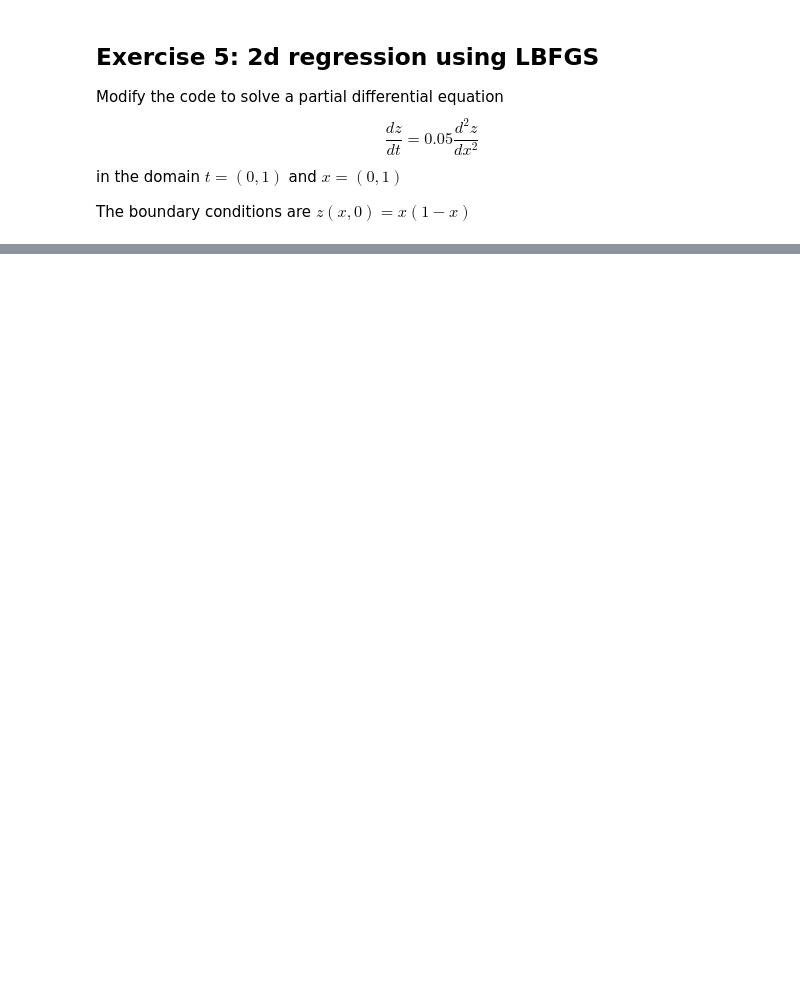
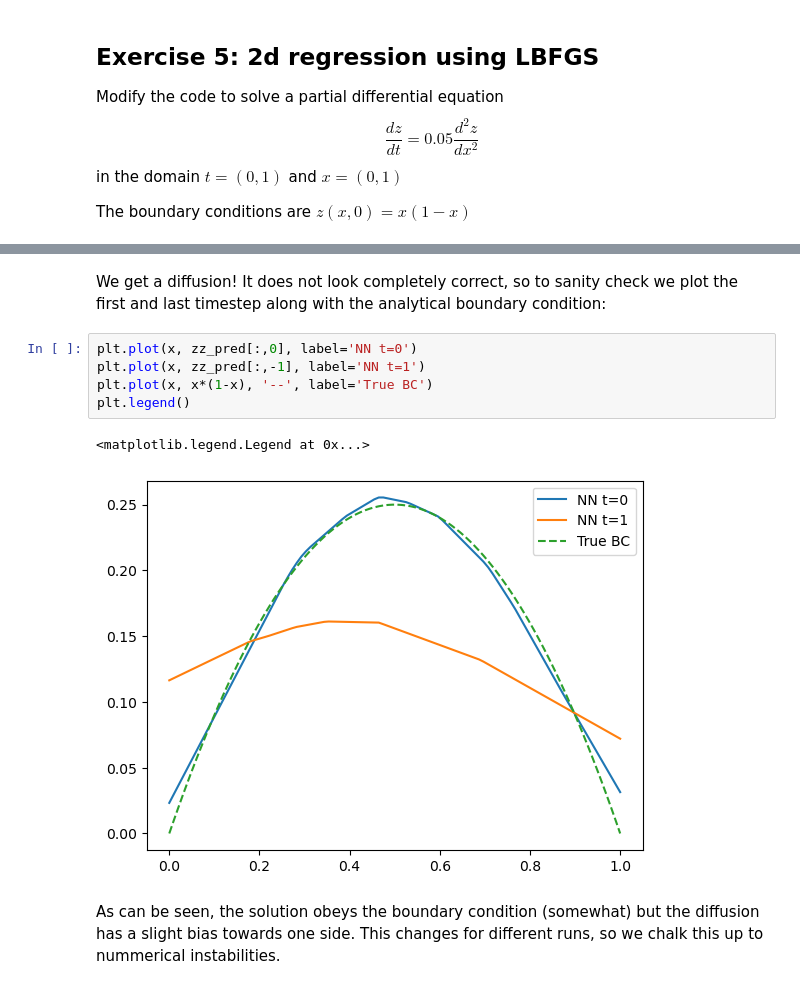
Before and after one commit to JakobSchauser/MscPhysics, a Jupyter notebook: ComputationalAstrophysics/6 Neural Networks/2dregression.ipynb, the cells around one changed output, grey strips where cells are left out. Drawn from its saved outputs; the diff is of its cells as text; blank space fills up the shorter version.

```diff
--- a/ComputationalAstrophysics/6 Neural Networks/2dregression.ipynb
+++ b/ComputationalAstrophysics/6 Neural Networks/2dregression.ipynb
@@ -140,0 +126,12 @@ plt.show()
+# %% [markdown]
+We get a diffusion! It does not look completely correct, so to sanity check we plot the first and last timestep along with the analytical boundary condition:
+# %%
+plt.plot(x, zz_pred[:,0], label='NN t=0')
+plt.plot(x, zz_pred[:,-1], label='NN t=1')
+plt.plot(x, x*(1-x), '--', label='True BC')
+plt.legend()
+# %% [output]
+<matplotlib.legend.Legend at 0x...>
+[figure, added]
+# %% [markdown]
+As can be seen, the solution obeys the boundary condition (somewhat) but the diffusion has a slight bias towards one side. This changes for different runs, so we chalk this up to nummerical instabilities.
```
Also changed, not shown: parts of 2 cells of this notebook, 6 other files.
